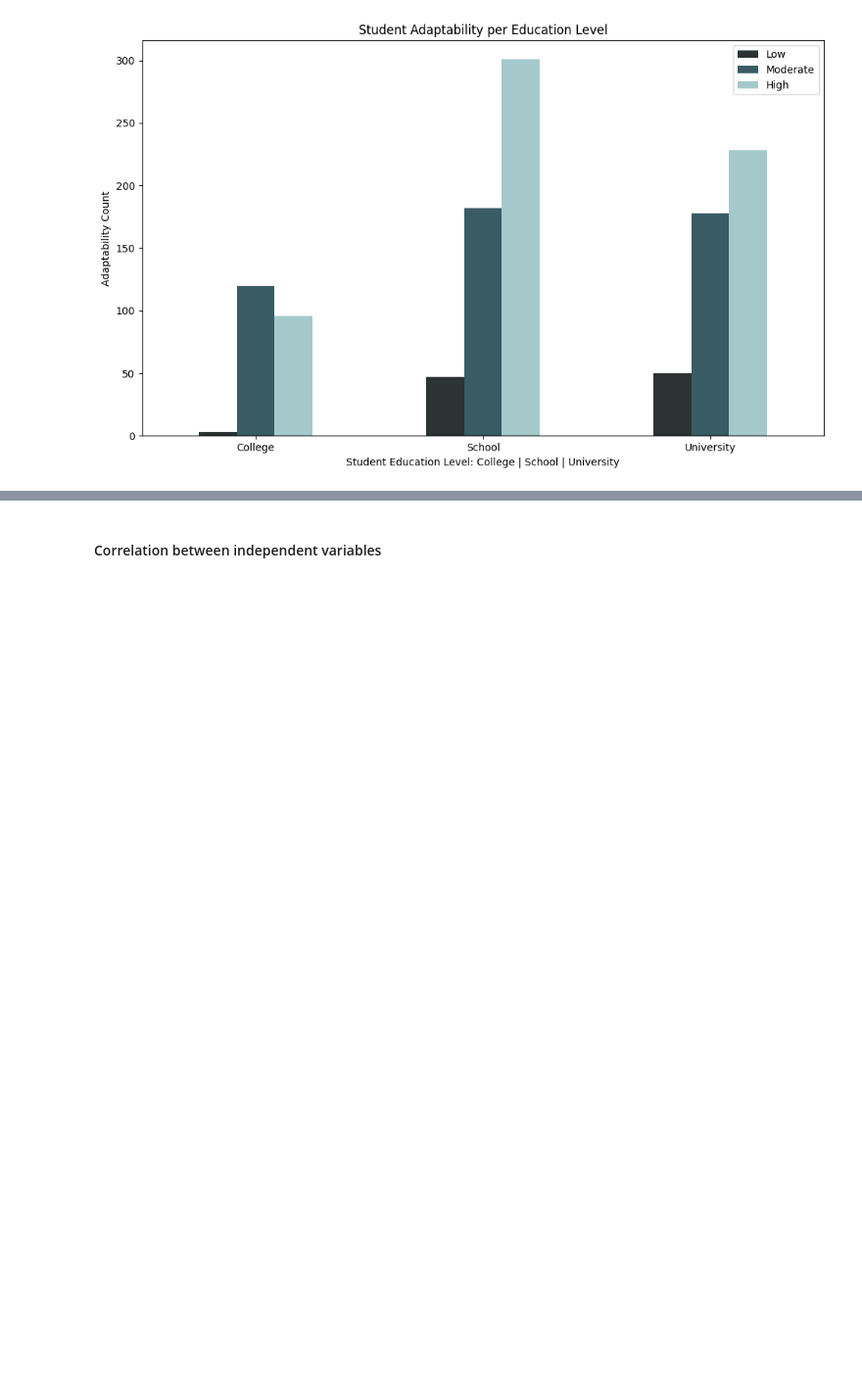
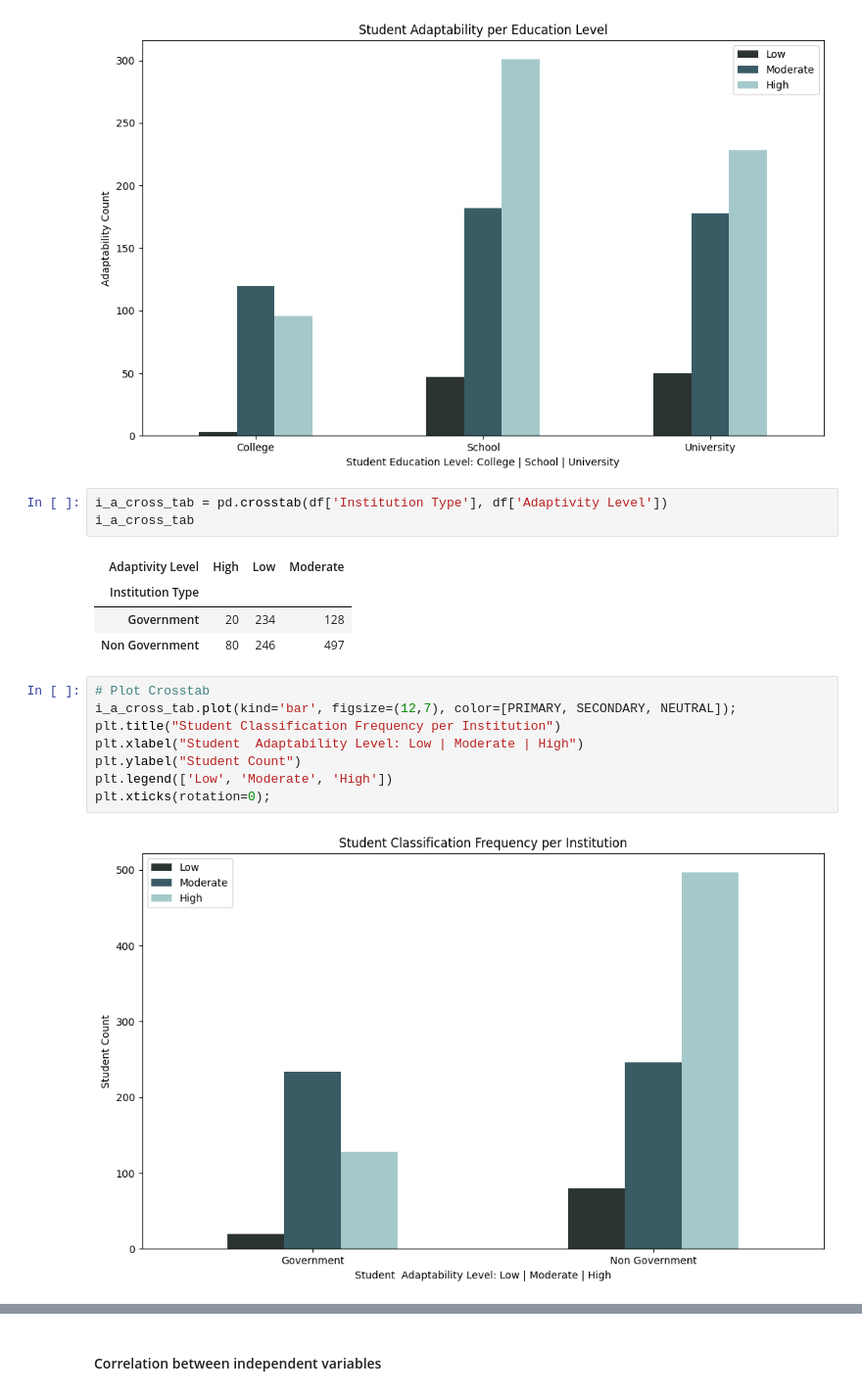
Before and after one commit to granulatedsugar/mmdc-student-classification, a Jupyter notebook: mmdc-student-classification.ipynb, the cells around one changed output, grey strips where cells are left out. Shown at 98% size. Cells and saved outputs as stored; diff of their text form; blank space fills up the shorter version.

```diff
--- a/mmdc-student-classification.ipynb
+++ b/mmdc-student-classification.ipynb
@@ -353,3 +355,21 @@ plt.legend(['Low', 'Moderate', 'High'])
 plt.xticks(rotation=0);
 # %% [output]
 [figure]
+# %%
+i_a_cross_tab = pd.crosstab(df['Institution Type'], df['Adaptivity Level'])
+i_a_cross_tab
+# %% [output]
+| Adaptivity Level | High | Low | Moderate |
+| Institution Type |  |  |  |
+| Government | 20 | 234 | 128 |
+| Non Government | 80 | 246 | 497 |
+# %%
+# Plot Crosstab
+i_a_cross_tab.plot(kind='bar', figsize=(12,7), color=[PRIMARY, SECONDARY, NEUTRAL]);
+plt.title("Student Classification Frequency per Institution")
+plt.xlabel("Student  Adaptability Level: Low | Moderate | High")
+plt.ylabel("Student Count")
+plt.legend(['Low', 'Moderate', 'High'])
+plt.xticks(rotation=0);
+# %% [output]
+[figure, added]
```
Also changed, not shown: parts of 9 cells of this notebook.
